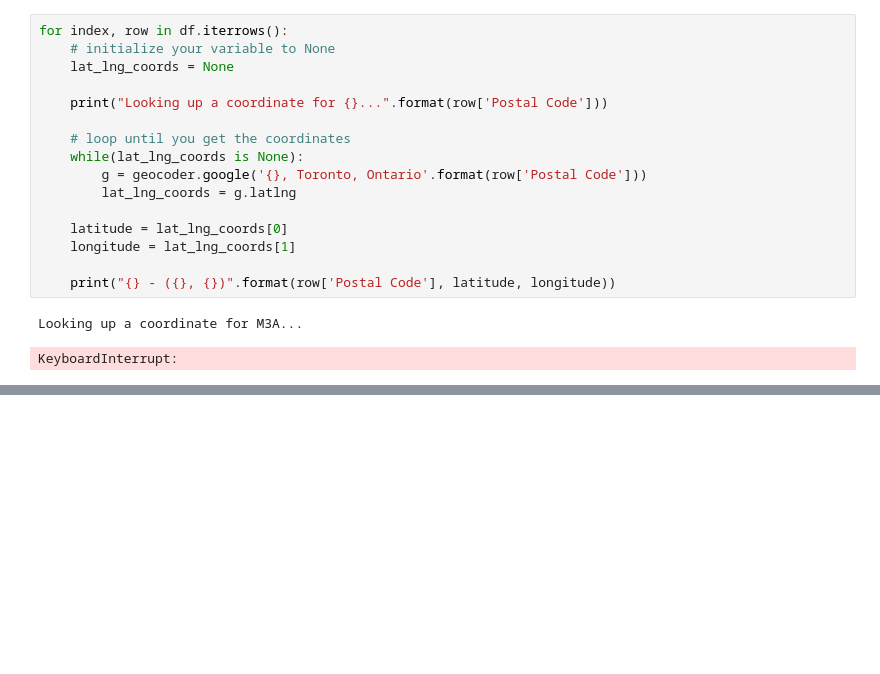
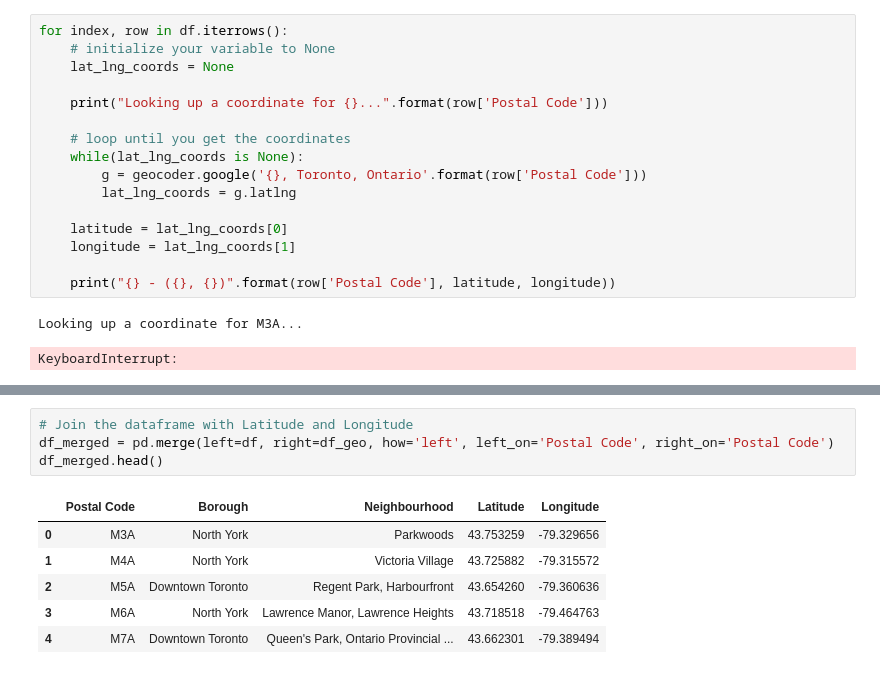
Before and after one commit to changminpak/Coursera_Capstone, a Jupyter notebook: Applied Data Science Capstone - Week3 - Assignment.ipynb, the cells around one changed output, grey strips where cells are left out. Drawn from its saved outputs; the diff is of its cells as text; blank space fills up the shorter version.

```diff
--- a/Applied Data Science Capstone - Week3 - Assignment.ipynb
+++ b/Applied Data Science Capstone - Week3 - Assignment.ipynb
@@ -149,0 +157,11 @@ KeyboardInterrupt:
+# %%
+# Join the dataframe with Latitude and Longitude
+df_merged = pd.merge(left=df, right=df_geo, how='left', left_on='Postal Code', right_on='Postal Code')
+df_merged.head()
+# %% [output]
+|  | Postal Code | Borough | Neighbourhood | Latitude | Longitude |
+| 0 | M3A | North York | Parkwoods | 43.753259 | -79.329656 |
+| 1 | M4A | North York | Victoria Village | 43.725882 | -79.315572 |
+| 2 | M5A | Downtown Toronto | Regent Park, Harbourfront | 43.654260 | -79.360636 |
+| 3 | M6A | North York | Lawrence Manor, Lawrence Heights | 43.718518 | -79.464763 |
+| 4 | M7A | Downtown Toronto | Queen's Park, Ontario Provincial ... | 43.662301 | -79.389494 |
```
Also changed, not shown: parts of 5 cells of this notebook.
